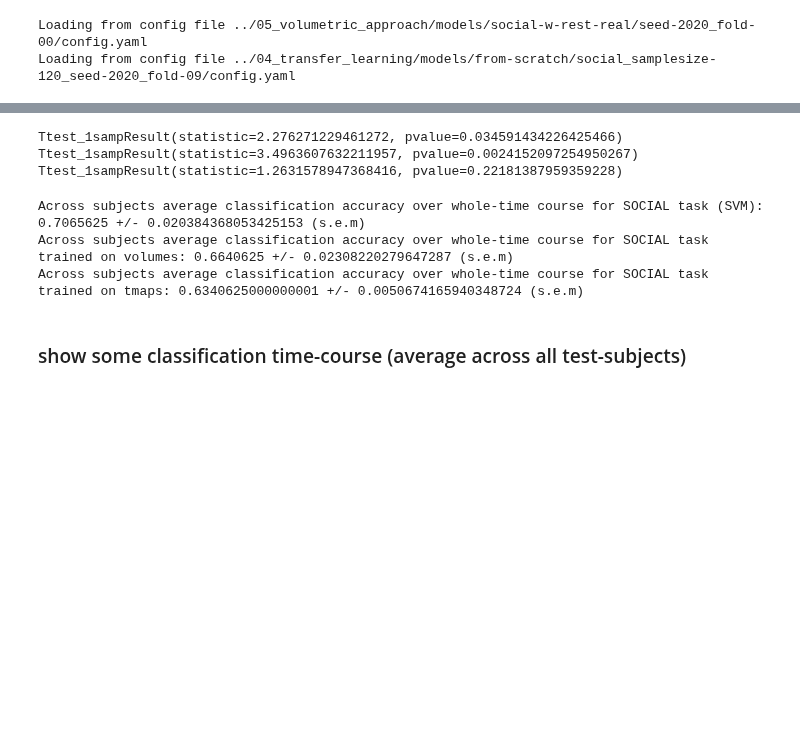
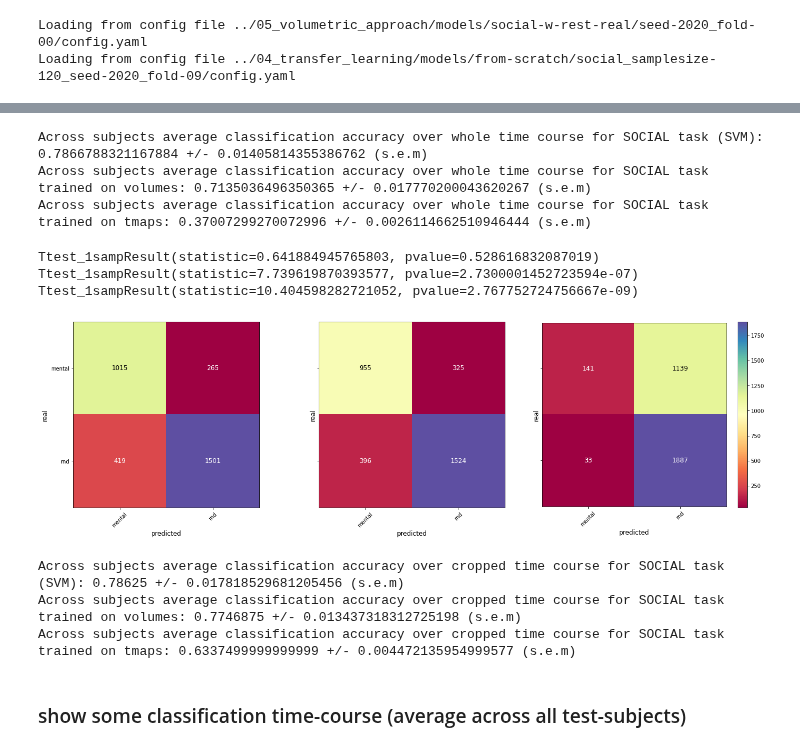
Before and after one commit to PhilippS893/thesis_code_and_analyses, a Jupyter notebook: 06_real-time_simulation/real-time_simulation.ipynb, the cells around one changed output, grey strips where cells are left out. Cells and saved outputs as stored; diff of their text form; code cells hidden in the pictures; blank space fills up the shorter version.

```diff
--- a/06_real-time_simulation/real-time_simulation.ipynb
+++ b/06_real-time_simulation/real-time_simulation.ipynb
@@ -271,3 +269,11 @@ Ttest_1sampResult(statistic=21.820440310161356, pvalue=6.498894548041008e-15)
+# %%
+print(f"Across subjects average classification accuracy over whole time course for {TASKID} task (SVM):", accs[:,0].mean(), "+/-", accs[:,0].std()/np.sqrt(len(test_subs)), "(s.e.m)")
+print(f"Across subjects average classification accuracy over whole time course for {TASKID} task trained on volumes:", accs[:,1].mean(), "+/-", accs[:,1].std()/np.sqrt(len(test_subs)), "(s.e.m)")
+print(f"Across subjects average classification accuracy over whole time course for {TASKID} task trained on tmaps:", accs[:,2].mean(), "+/-", accs[:,2].std()/np.sqrt(len(test_subs)), "(s.e.m)")
+# %% [output]
+Across subjects average classification accuracy over whole time course for SOCIAL task (SVM): 0.7866788321167884 +/- 0.01405814355386762 (s.e.m)
+Across subjects average classification accuracy over whole time course for SOCIAL task trained on volumes: 0.7135036496350365 +/- 0.017770200043620267 (s.e.m)
+Across subjects average classification accuracy over whole time course for SOCIAL task trained on tmaps: 0.37007299270072996 +/- 0.0026114662510946444 (s.e.m)
 # %%
 # let's be more fair for the t-map trained NN and remove the rest parts
 accs2 = np.zeros_like(accs)
@@ -276,12 +282,24 @@ real_cropped = real
 real_cropped = np.delete(real_cropped, np.where(real==indices[-1]))
 
 for i in range(len(test_subs)):
-    predicted_svm_cropped = np.argmax(y_score[:,:,i], axis=1)
+    predicted_svm_cropped = np.argmax(y_score[:,:-1,i], axis=1)
     predicted_svm_cropped = np.delete(predicted_svm_cropped, np.where(real==indices[-1]))
-    predicted_volume_cropped = predicted_volume[:, i]
+
+    predicted_volume_cropped = np.argmax(probs_volume[:,:-1,i], axis=1)
     predicted_volume_cropped = np.delete(predicted_volume_cropped, np.where(real==indices[-1]))
-    predicted_t_cropped = predicted_t[:, i]
+
+    predicted_t_cropped = np.argmax(probs_t[:,:,i], axis=1)
     predicted_t_cropped = np.delete(predicted_t_cropped, np.where(real==indices[-1]))
+
+    if i == 0:
+        svm_cropped = predicted_svm_cropped
+        cnn_cropped = predicted_volume_cropped
+        t_cropped = predicted_t_cropped
+
+    else:
+        svm_cropped = np.hstack((svm_cropped, predicted_svm_cropped))
+        cnn_cropped = np.hstack((cnn_cropped, predicted_volume_cropped))
+        t_cropped = np.hstack((t_cropped, predicted_t_cropped))
 
     accs2[i, 0] = compute_accuracy(real_cropped, predicted_svm_cropped)
     accs2[i, 1] = compute_accuracy(real_cropped, predicted_volume_cropped)
@@ -294,17 +312,31 @@ print(ttest_1samp(accs2[:,1]-accs2[:,2], 0))
 df = pd.DataFrame(accs2.tolist(), columns=["svm", "cnn_vol", "cnn_t"])
 df.to_csv(f"stats/accs_cropped_{TASKID}_{PE}_w-rest.csv" if with_rest else f"stats/accs_cropped_{TASKID}_{PE}_wo-rest.csv", index=False)
 # %% [output]
-Ttest_1sampResult(statistic=2.276271229461272, pvalue=0.034591434226425466)
-Ttest_1sampResult(statistic=3.4963607632211957, pvalue=0.0024152097254950267)
-Ttest_1sampResult(statistic=1.2631578947368416, pvalue=0.22181387959359228)
+Ttest_1sampResult(statistic=0.641884945765803, pvalue=0.528616832087019)
+Ttest_1sampResult(statistic=7.739619870393577, pvalue=2.7300001452723594e-07)
+Ttest_1sampResult(statistic=10.404598282721052, pvalue=2.767752724756667e-09)
+# %%
+fig, axes = plt.subplots(1, 3, figsize=(20, 6), sharex=True, sharey=True, gridspec_kw={'width_ratios': [1, 1, 1]})
+_ = confusion_matrix(np.tile(real_cropped, len(test_subs)), svm_cropped, class_labels[:-1], ax=axes[0]);
+#axes[0].set_title("summed confmat: svm")
+_ = confusion_matrix(np.tile(real_cropped, len(test_subs)), cnn_cropped, class_labels[:-1], ax=axes[1])
+#axes[1].set_title("summed confmat: CNN")
+_, conf_ax = confusion_matrix(np.tile(real_cropped, len(test_subs)), t_cropped, class_labels[:-1], ax=axes[2])
+#axes[1].set_title("summed confmat: CNN")
+fig.colorbar(conf_ax, ax=axes[2])
+
+fig.tight_layout()
+plt.savefig(f'figures/summed_confmat_{TASKID}_{PE}_w-rest_cropped.pdf' if with_rest else f'figures/summed_confmat_{TASKID}_{PE}_wo-rest_cropped.pdf', facecolor=fig.get_facecolor(), transparent=True)
+# %% [output]
+[figure, added]
 # %%
-print(f"Across subjects average classification accuracy over whole-time course for {TASKID} task (SVM):", accs2[:,0].mean(), "+/-", accs2[:,0].std()/np.sqrt(len(test_subs)), "(s.e.m)")
-print(f"Across subjects average classification accuracy over whole-time course for {TASKID} task trained on volumes:", accs2[:,1].mean(), "+/-", accs2[:,1].std()/np.sqrt(len(test_subs)), "(s.e.m)")
-print(f"Across subjects average classification accuracy over whole-time course for {TASKID} task trained on tmaps:", accs2[:,2].mean(), "+/-", accs2[:,2].std()/np.sqrt(len(test_subs)), "(s.e.m)")
+print(f"Across subjects average classification accuracy over cropped time course for {TASKID} task (SVM):", accs2[:,0].mean(), "+/-", accs2[:,0].std()/np.sqrt(len(test_subs)), "(s.e.m)")
+print(f"Across subjects average classification accuracy over cropped time course for {TASKID} task trained on volumes:", accs2[:,1].mean(), "+/-", accs2[:,1].std()/np.sqrt(len(test_subs)), "(s.e.m)")
+print(f"Across subjects average classification accuracy over cropped time course for {TASKID} task trained on tmaps:", accs2[:,2].mean(), "+/-", accs2[:,2].std()/np.sqrt(len(test_subs)), "(s.e.m)")
 # %% [output]
-Across subjects average classification accuracy over whole-time course for SOCIAL task (SVM): 0.7065625 +/- 0.020384368053425153 (s.e.m)
-Across subjects average classification accuracy over whole-time course for SOCIAL task trained on volumes: 0.6640625 +/- 0.02308220279647287 (s.e.m)
-Across subjects average classification accuracy over whole-time course for SOCIAL task trained on tmaps: 0.6340625000000001 +/- 0.0050674165940348724 (s.e.m)
+Across subjects average classification accuracy over cropped time course for SOCIAL task (SVM): 0.78625 +/- 0.017818529681205456 (s.e.m)
+Across subjects average classification accuracy over cropped time course for SOCIAL task trained on volumes: 0.7746875 +/- 0.013437318312725198 (s.e.m)
+Across subjects average classification accuracy over cropped time course for SOCIAL task trained on tmaps: 0.6337499999999999 +/- 0.004472135954999577 (s.e.m)
 # %% [markdown]
 ### show some classification time-course (average across all test-subjects)
 # %%
```
Also changed, not shown: parts of 10 cells of this notebook, 22 other files.
